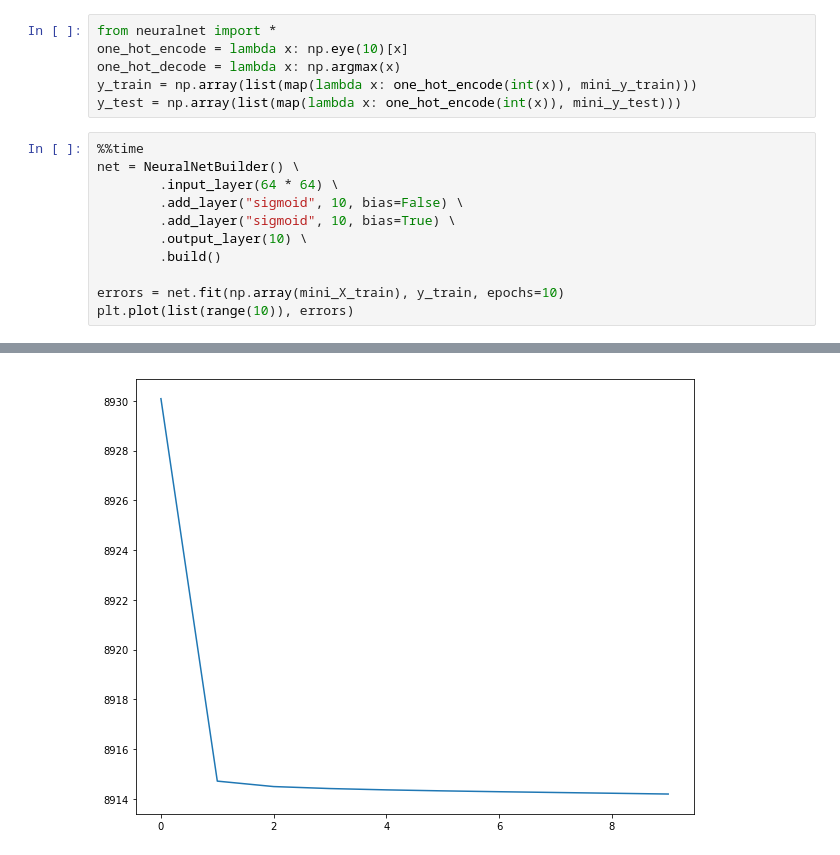
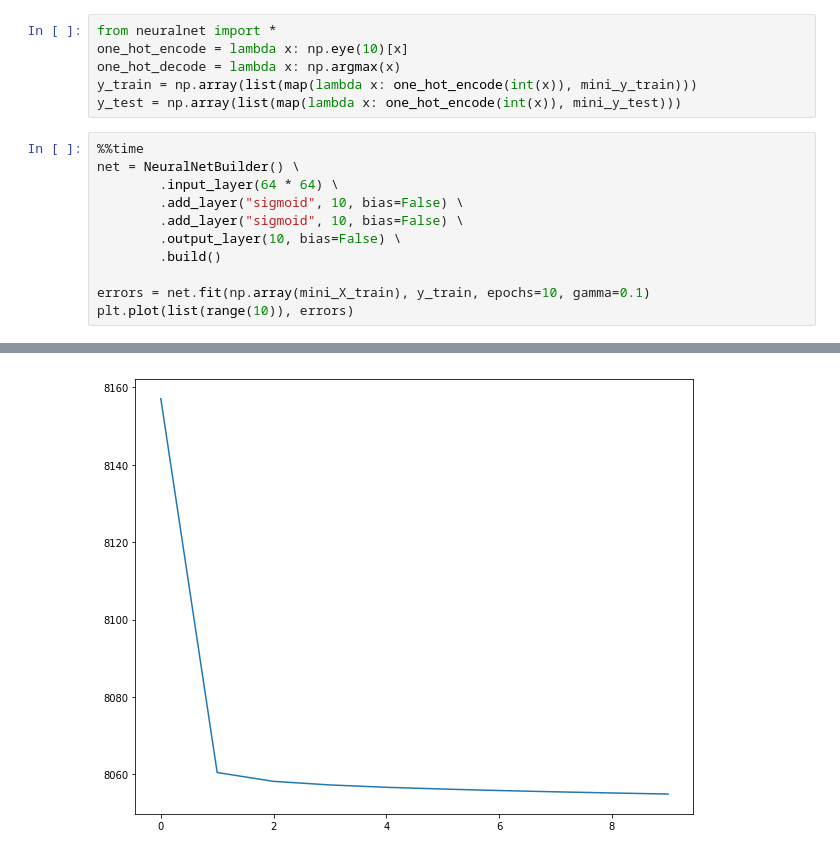
Before and after one commit to CamiloGarciaLaRotta/KaggleCompetition, a Jupyter notebook: Preprocessing and Part1.ipynb, the cells around one changed output, grey strips where cells are left out. Cells and saved outputs as stored; diff of their text form.

```diff
--- a/Preprocessing and Part1.ipynb
+++ b/Preprocessing and Part1.ipynb
@@ -230,10 +228,10 @@ y_test = np.array(list(map(lambda x: one_hot_encode(int(x)), mini_y_test)))
 net = NeuralNetBuilder() \
         .input_layer(64 * 64) \
         .add_layer("sigmoid", 10, bias=False) \
-        .add_layer("sigmoid", 10, bias=True) \
-        .output_layer(10) \
+        .add_layer("sigmoid", 10, bias=False) \
+        .output_layer(10, bias=False) \
         .build()
 
-errors = net.fit(np.array(mini_X_train), y_train, epochs=10)
+errors = net.fit(np.array(mini_X_train), y_train, epochs=10, gamma=0.1)
 plt.plot(list(range(10)), errors)
 # %% [output]
@@ -242,4 +240,4 @@ Wall time: 32.6 s
-[figure, old version]
+[figure, new version]
 # %%
 dataset = list(zip(np.array(mini_X_test), y_test))
 correct = 0
```
Also changed, not shown: parts of 8 cells of this notebook.
